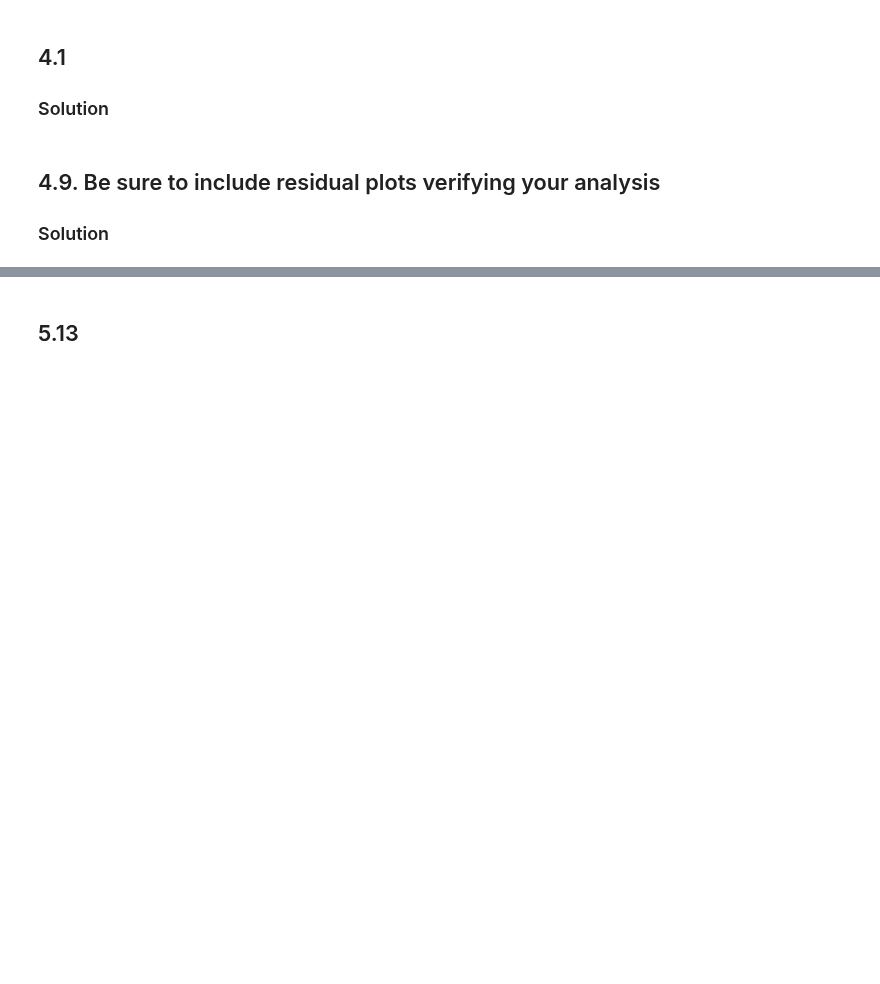
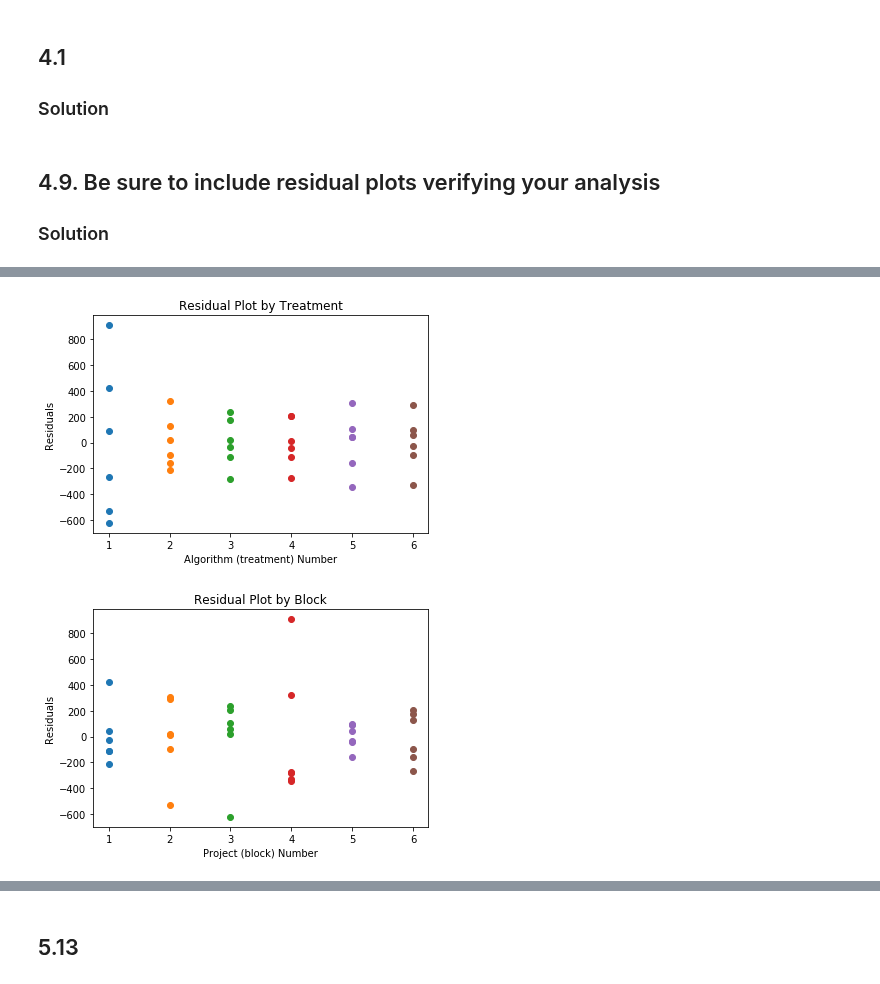
Before and after one commit to mwnewlin/AFIT, a Jupyter notebook: CSCE 554/Newlin_hw4_CSCE554.ipynb, the cells around one changed output, grey strips where cells are left out. Drawn from its saved outputs; the diff is of its cells as text; code cells hidden in the pictures; blank space fills up the shorter version.

```diff
--- a/CSCE 554/Newlin_hw4_CSCE554.ipynb
+++ b/CSCE 554/Newlin_hw4_CSCE554.ipynb
@@ -111,0 +209,19 @@ Based on the value of $F_0 = 40.7 > 9.552 \approx F_{0.05, 2,3}$ we can reject $
+# %%
+for i in range(b):
+    plt.plot(np.full(b, fill_value=i+1), residuals[i,:], 'o')
+plt.ylabel("Residuals")
+plt.xlabel("Algorithm (treatment) Number")
+plt.title("Residual Plot by Treatment")
+plt.xticks(np.arange(1,a+1,1))
+plt.show()
+
+for j in range(a):
+    plt.plot(np.full(a,fill_value=j+1), residuals[:,j], 'o')
+plt.ylabel("Residuals")
+plt.xlabel("Project (block) Number")
+plt.title("Residual Plot by Block")
+plt.xticks(np.arange(1,b+1,1))
+plt.show()
+# %% [output]
+[figure, added]
+[figure, added]
```
Also changed, not shown: parts of 41 cells of this notebook.
